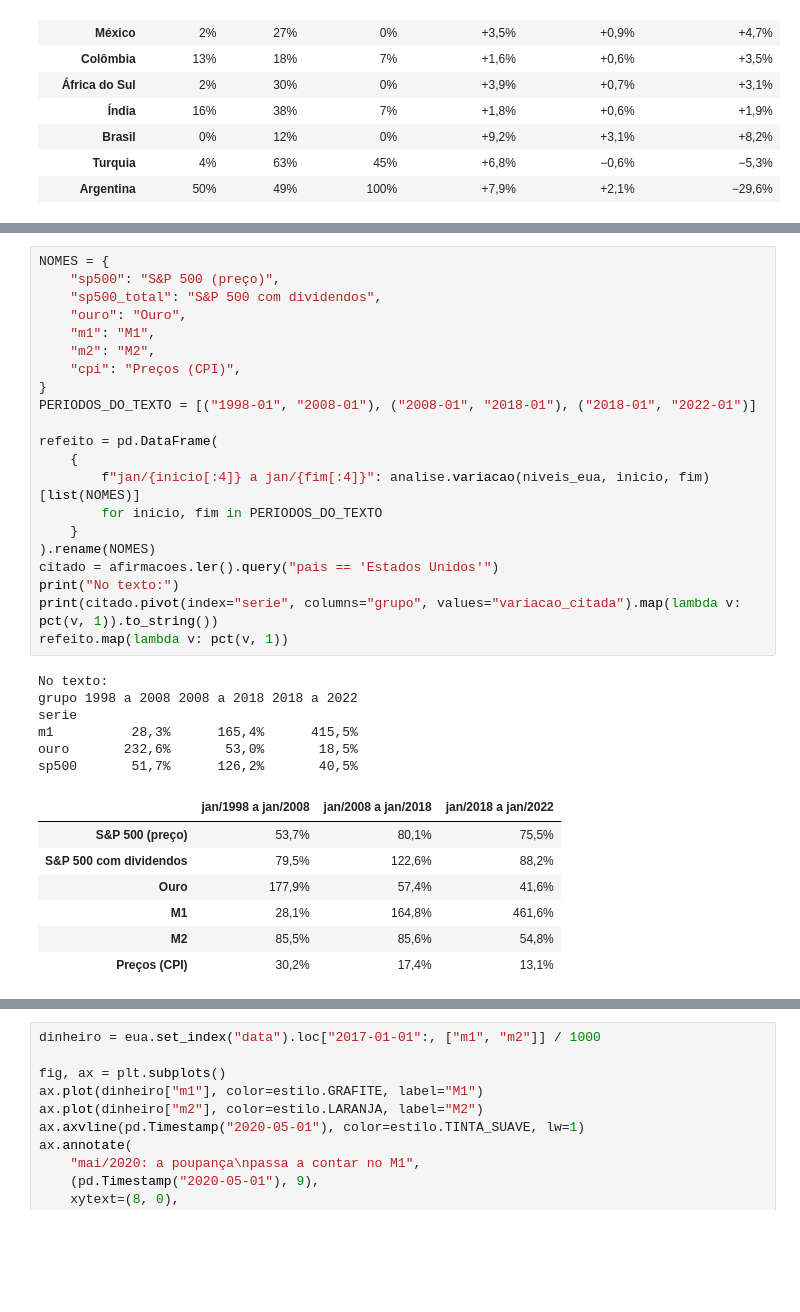
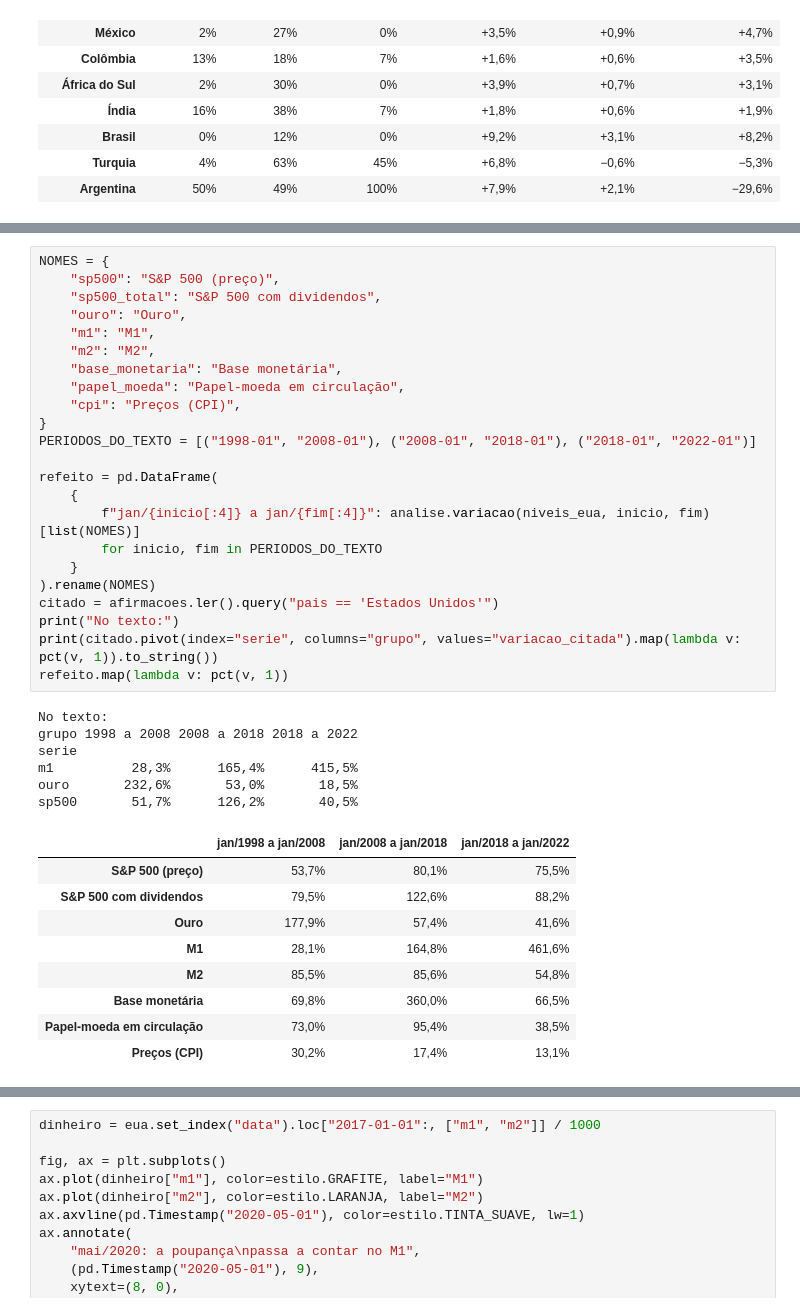
Before and after one commit to igor-gregori/iblog, a Jupyter notebook: notebooks/04_no_mundo.ipynb, the cells around one changed output, grey strips where cells are left out. Cells and saved outputs as stored; diff of their text form; blank space fills up the shorter version.

```diff
--- a/notebooks/04_no_mundo.ipynb
+++ b/notebooks/04_no_mundo.ipynb
@@ -119,33 +161,37 @@ NOMES = {
     "ouro": "Ouro",
     "m1": "M1",
     "m2": "M2",
+    "base_monetaria": "Base monetária",
+    "papel_moeda": "Papel-moeda em circulação",
     "cpi": "Preços (CPI)",
 }
 PERIODOS_DO_TEXTO = [("1998-01", "2008-01"), ("2008-01", "2018-01"), ("2018-01", "2022-01")]
 
 refeito = pd.DataFrame(
     {
         f"jan/{inicio[:4]} a jan/{fim[:4]}": analise.variacao(niveis_eua, inicio, fim)[list(NOMES)]
         for inicio, fim in PERIODOS_DO_TEXTO
     }
 ).rename(NOMES)
 citado = afirmacoes.ler().query("pais == 'Estados Unidos'")
 print("No texto:")
 print(citado.pivot(index="serie", columns="grupo", values="variacao_citada").map(lambda v: pct(v, 1)).to_string())
 refeito.map(lambda v: pct(v, 1))
 # %% [output]
 No texto:
 grupo 1998 a 2008 2008 a 2018 2018 a 2022
 serie
 m1          28,3%      165,4%      415,5%
 ouro       232,6%       53,0%       18,5%
 sp500       51,7%      126,2%       40,5%
 |  | jan/1998 a jan/2008 | jan/2008 a jan/2018 | jan/2018 a jan/2022 |
 | S&P 500 (preço) | 53,7% | 80,1% | 75,5% |
 | S&P 500 com dividendos | 79,5% | 122,6% | 88,2% |
 | Ouro | 177,9% | 57,4% | 41,6% |
 | M1 | 28,1% | 164,8% | 461,6% |
 | M2 | 85,5% | 85,6% | 54,8% |
+| Base monetária | 69,8% | 360,0% | 66,5% |
+| Papel-moeda em circulação | 73,0% | 95,4% | 38,5% |
 | Preços (CPI) | 30,2% | 17,4% | 13,1% |
 # %% [markdown]
 ## O salto de 415% do M1 é uma mudança de definição
```
Also changed, not shown: parts of 8 cells of this notebook, 30 other files.
